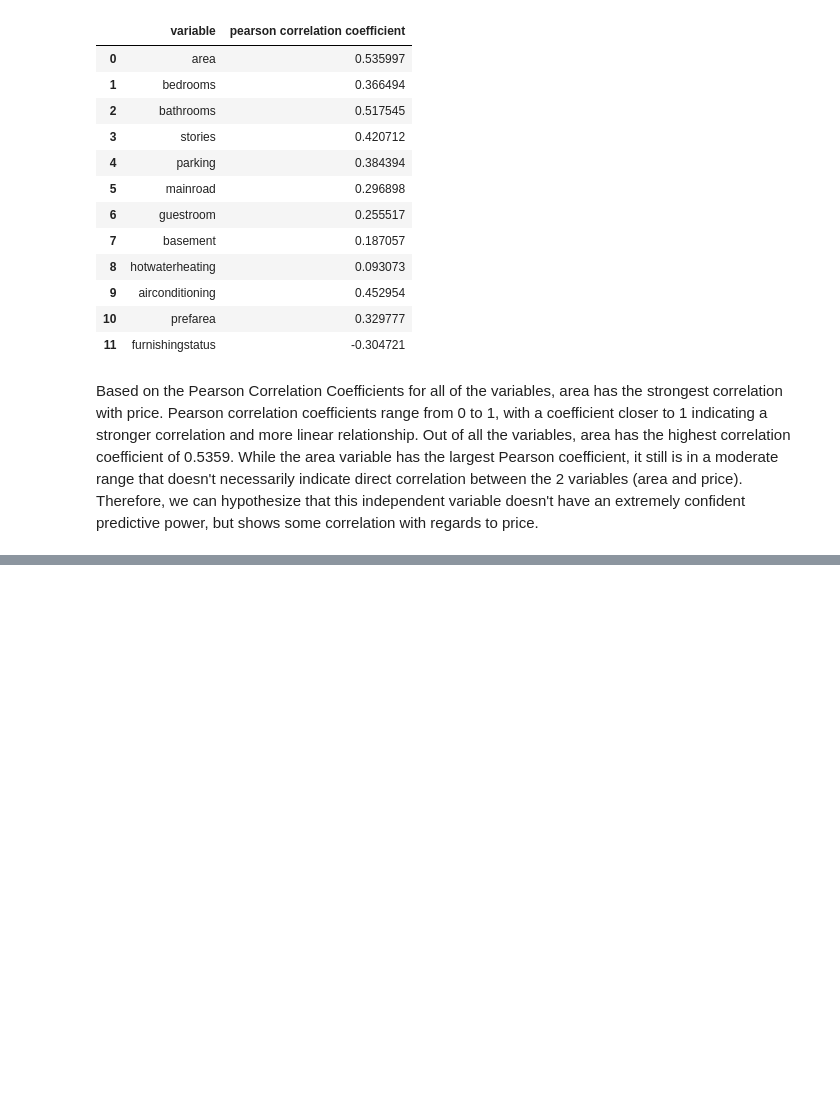
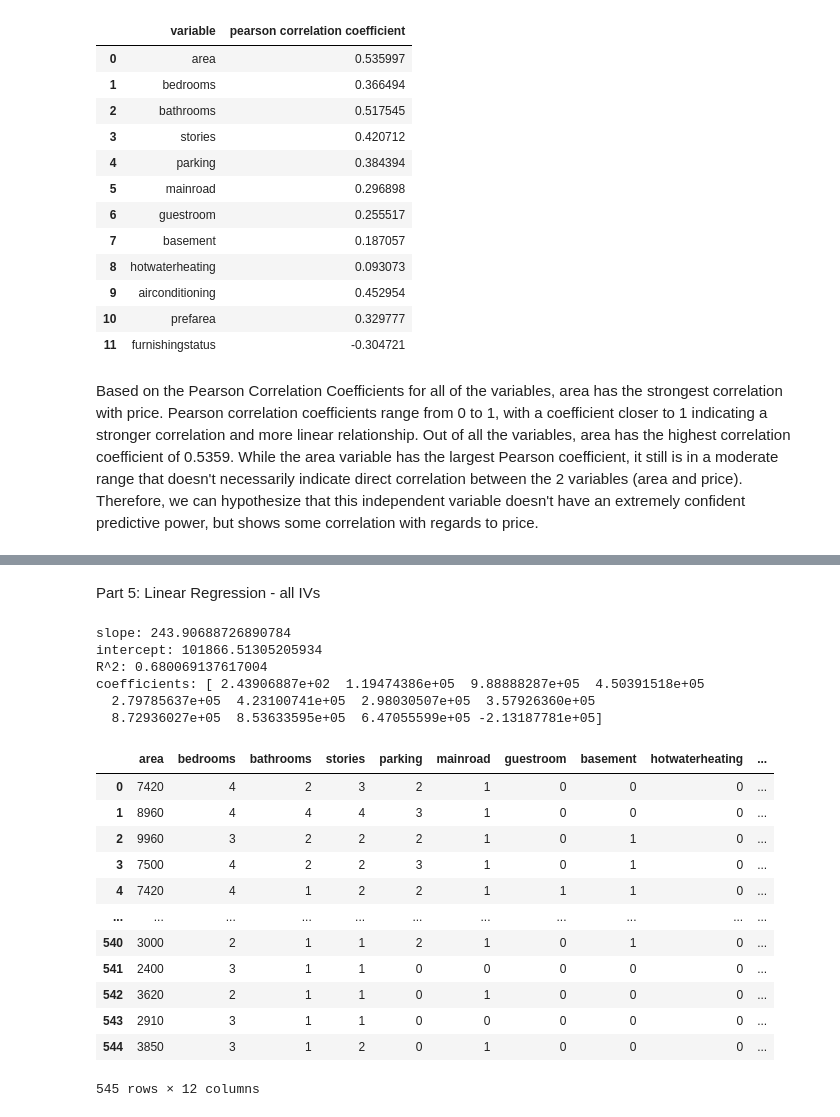
Before and after one commit to toriawlam/ds-3001, a Jupyter notebook: homework_2/homework_2.ipynb, the cells around one changed output, grey strips where cells are left out. Drawn from its saved outputs; the diff is of its cells as text; code cells hidden in the pictures; blank space fills up the shorter version.

```diff
--- a/homework_2/homework_2.ipynb
+++ b/homework_2/homework_2.ipynb
@@ -129,0 +196,42 @@ Based on the Pearson Correlation Coefficients for all of the variables, area has
+# %% [markdown]
+Part 5: Linear Regression - all IVs
+# %%
+# perform linear regression using all independent variables
+# compare the R^2 value of this model to the 1-IV linear regression model
+
+X = df_pr[df_pr.columns]
+y = df['price']
+
+model_all = LinearRegression()
+model_all.fit(X,y)
+
+slope_all = model_all.coef_[0]
+intercept_all = model_all.intercept_
+r_2_all = model_all.score(X,y)
+
+print('slope: ' + str(slope_all))
+print('intercept: ' + str(intercept_all))
+print('R^2: ' + str(r_2_all))
+print('coefficients: ' + str(model_all.coef_))
+
+X
+# %% [output]
+slope: 243.90688726890784
+intercept: 101866.51305205934
+R^2: 0.680069137617004
+coefficients: [ 2.43906887e+02  1.19474386e+05  9.88888287e+05  4.50391518e+05
+  2.79785637e+05  4.23100741e+05  2.98030507e+05  3.57926360e+05
+  8.72936027e+05  8.53633595e+05  6.47055599e+05 -2.13187781e+05]
+|  | area | bedrooms | bathrooms | stories | parking | mainroad | guestroom | basement | hotwaterheating | ... |
+| 0 | 7420 | 4 | 2 | 3 | 2 | 1 | 0 | 0 | 0 | ... |
+| 1 | 8960 | 4 | 4 | 4 | 3 | 1 | 0 | 0 | 0 | ... |
+| 2 | 9960 | 3 | 2 | 2 | 2 | 1 | 0 | 1 | 0 | ... |
+| 3 | 7500 | 4 | 2 | 2 | 3 | 1 | 0 | 1 | 0 | ... |
+| 4 | 7420 | 4 | 1 | 2 | 2 | 1 | 1 | 1 | 0 | ... |
+| ... | ... | ... | ... | ... | ... | ... | ... | ... | ... | ... |
+| 540 | 3000 | 2 | 1 | 1 | 2 | 1 | 0 | 1 | 0 | ... |
+| 541 | 2400 | 3 | 1 | 1 | 0 | 0 | 0 | 0 | 0 | ... |
+| 542 | 3620 | 2 | 1 | 1 | 0 | 1 | 0 | 0 | 0 | ... |
+| 543 | 2910 | 3 | 1 | 1 | 0 | 0 | 0 | 0 | 0 | ... |
+| 544 | 3850 | 3 | 1 | 2 | 0 | 1 | 0 | 0 | 0 | ... |
+545 rows × 12 columns
```
Also changed, not shown: parts of 12 cells of this notebook.
